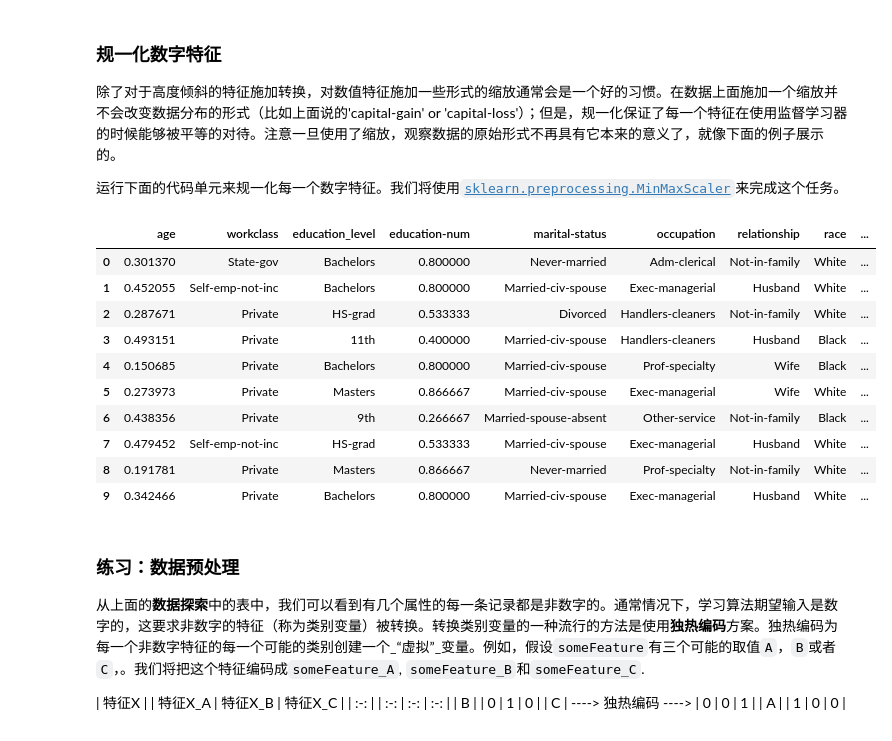
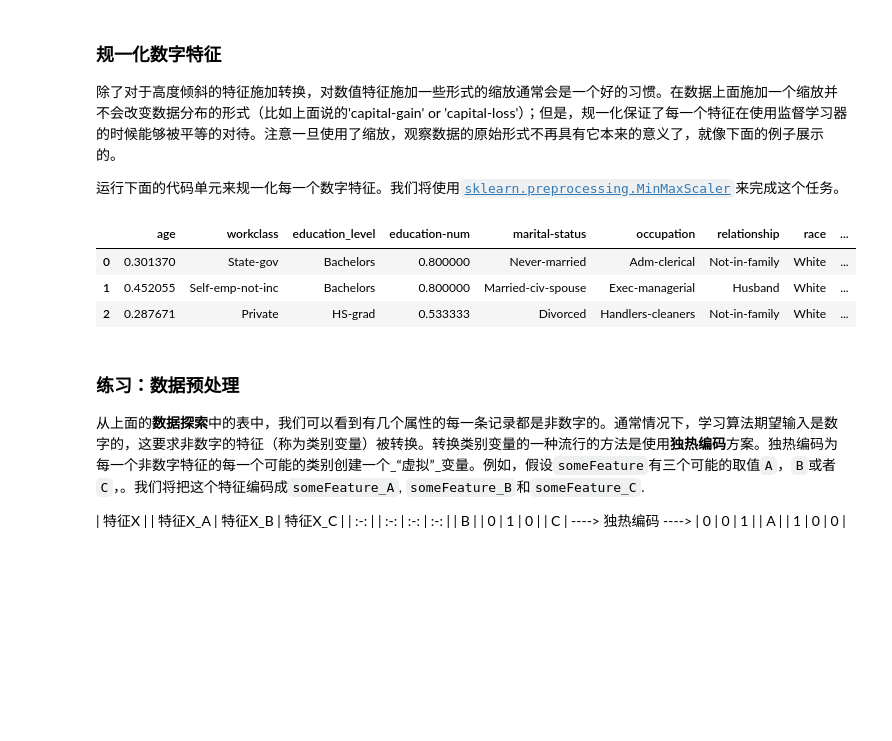
Before and after one commit to zhglinux/MachineLearning, a Jupyter notebook: finding_donors-master/finding_donors.ipynb, the cells around one changed output. Cells and saved outputs as stored; diff of their text form; code cells hidden in the pictures; blank space fills up the shorter version.

```diff
--- a/finding_donors-master/finding_donors.ipynb
+++ b/finding_donors-master/finding_donors.ipynb
@@ -140,25 +141,18 @@ vs.distribution(features_raw, transformed = True)
 # %%
 from sklearn.preprocessing import MinMaxScaler
 
 # 初始化一个 scaler，并将它施加到特征上
 scaler = MinMaxScaler()
 numerical = ['age', 'education-num', 'capital-gain', 'capital-loss', 'hours-per-week']
 features_raw[numerical] = scaler.fit_transform(data[numerical])
 
 # 显示一个经过缩放的样例记录
-display(features_raw.head(n = 10))
+display(features_raw.head(n=3))
 # %% [output]
 |  | age | workclass | education_level | education-num | marital-status | occupation | relationship | race | ... |
 | 0 | 0.301370 | State-gov | Bachelors | 0.800000 | Never-married | Adm-clerical | Not-in-family | White | ... |
 | 1 | 0.452055 | Self-emp-not-inc | Bachelors | 0.800000 | Married-civ-spouse | Exec-managerial | Husband | White | ... |
 | 2 | 0.287671 | Private | HS-grad | 0.533333 | Divorced | Handlers-cleaners | Not-in-family | White | ... |
-| 3 | 0.493151 | Private | 11th | 0.400000 | Married-civ-spouse | Handlers-cleaners | Husband | Black | ... |
-| 4 | 0.150685 | Private | Bachelors | 0.800000 | Married-civ-spouse | Prof-specialty | Wife | Black | ... |
-| 5 | 0.273973 | Private | Masters | 0.866667 | Married-civ-spouse | Exec-managerial | Wife | White | ... |
-| 6 | 0.438356 | Private | 9th | 0.266667 | Married-spouse-absent | Other-service | Not-in-family | Black | ... |
-| 7 | 0.479452 | Self-emp-not-inc | HS-grad | 0.533333 | Married-civ-spouse | Exec-managerial | Husband | White | ... |
-| 8 | 0.191781 | Private | Masters | 0.866667 | Never-married | Prof-specialty | Not-in-family | White | ... |
-| 9 | 0.342466 | Private | Bachelors | 0.800000 | Married-civ-spouse | Exec-managerial | Husband | White | ... |
 # %% [markdown]
 ### 练习：数据预处理
 
```
Also changed, not shown: parts of 10 cells of this notebook, 1 other file.
